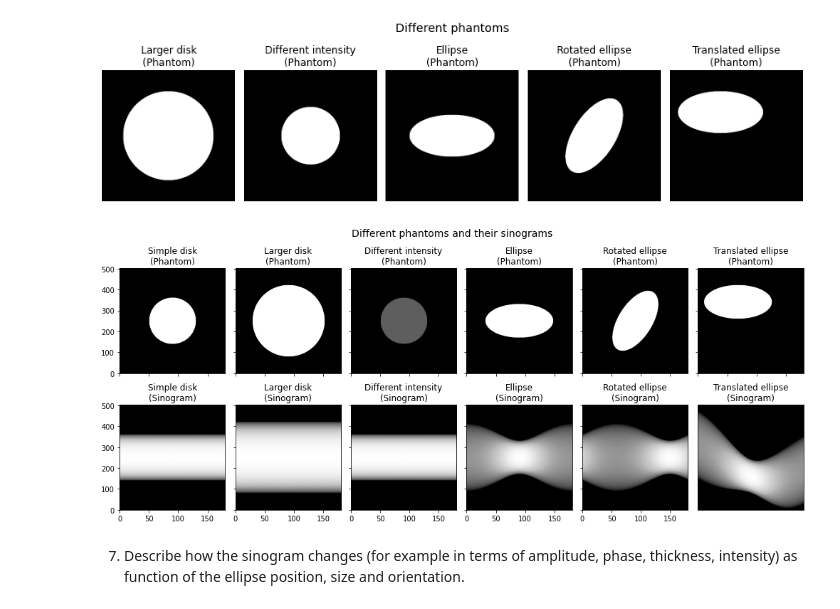
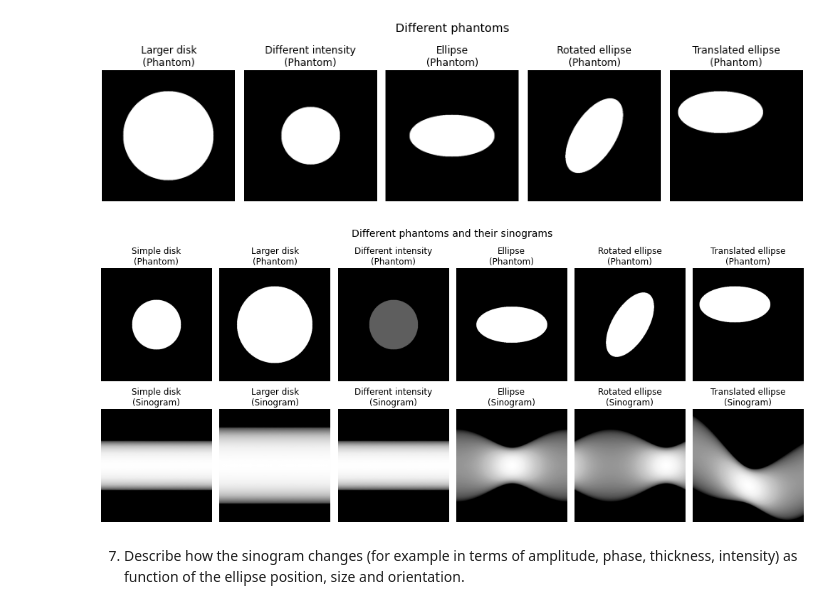
Before and after one commit to St3451/Medical-Image-Analysis, a Jupyter notebook: Assignment1/assignment1.ipynb, the cells around one changed output. Drawn from its saved outputs; the diff is of its cells as text; code cells hidden in the pictures.

```diff
--- a/Assignment1/assignment1.ipynb
+++ b/Assignment1/assignment1.ipynb
@@ -434,24 +432,24 @@ S37 = radon(img7)
 # %%
 # Plot the original grayscale image as well as the sinogram of the image
 
 imgs = [img,img3,img4,img5,img6,img7,S4,S33,S34,S35,S36,S37]
 
 subtitles = ("Simple disk\n(Phantom)", "Larger disk\n(Phantom)",
              "Different intensity\n(Phantom)",
              "Ellipse\n(Phantom)", "Rotated ellipse\n(Phantom)",
              "Translated ellipse\n(Phantom)", "Simple disk\n(Sinogram)",
              "Larger disk\n(Sinogram)",
              "Different intensity\n(Sinogram)", "Ellipse\n(Sinogram)",
              "Rotated ellipse\n(Sinogram)", "Translated ellipse\n(Sinogram)")
 
 display_images(imgs, 6, 2, figsize=(14,6),
                main="Different phantoms and their sinograms",
                subtitles=subtitles,
                top=0.85, fast_debug=True,
                save=True, filename="figure4_different_phantoms_sinograms",
-               show_axis="on")
+               show_axis="off")
 # %% [output]
-[figure, old version]
+[figure, new version]
 # %% [markdown]
 7. Describe how the sinogram changes (for example in terms of amplitude, phase, thickness,
 intensity) as function of the ellipse position, size and orientation.
```
Also changed, not shown: parts of 1 cell of this notebook.
